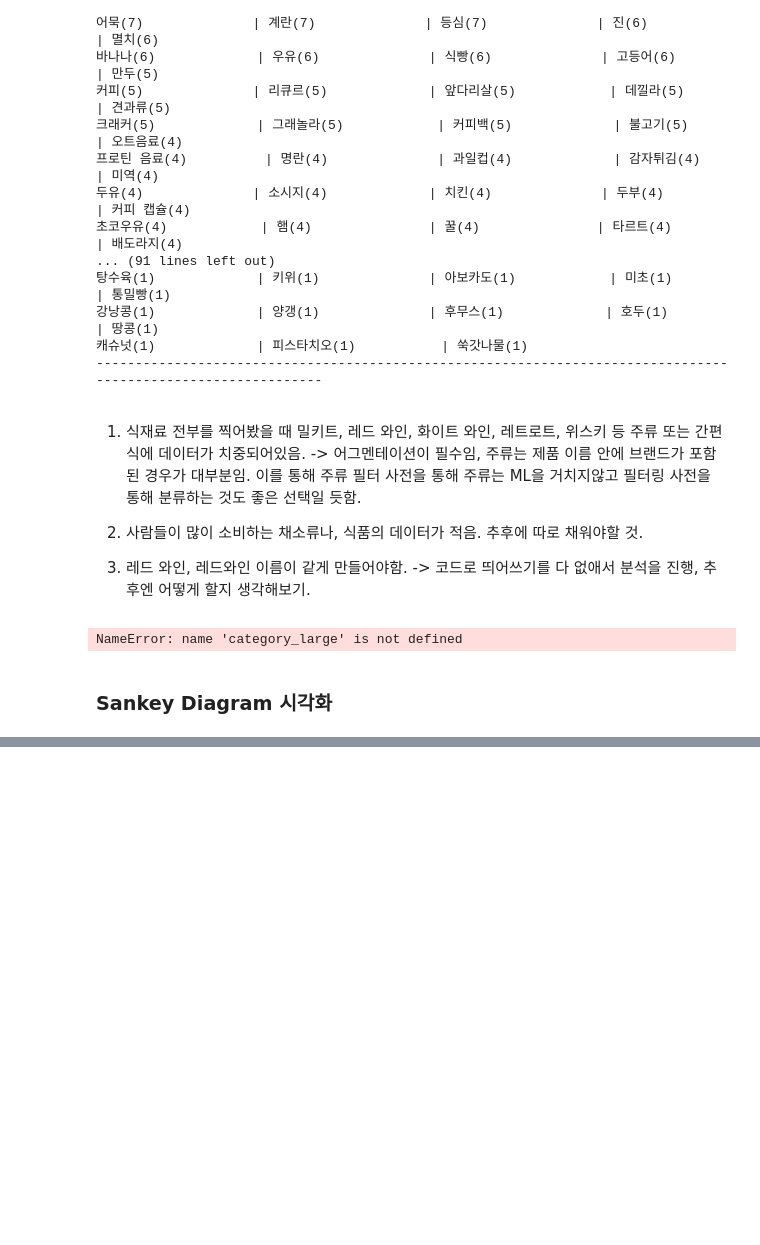
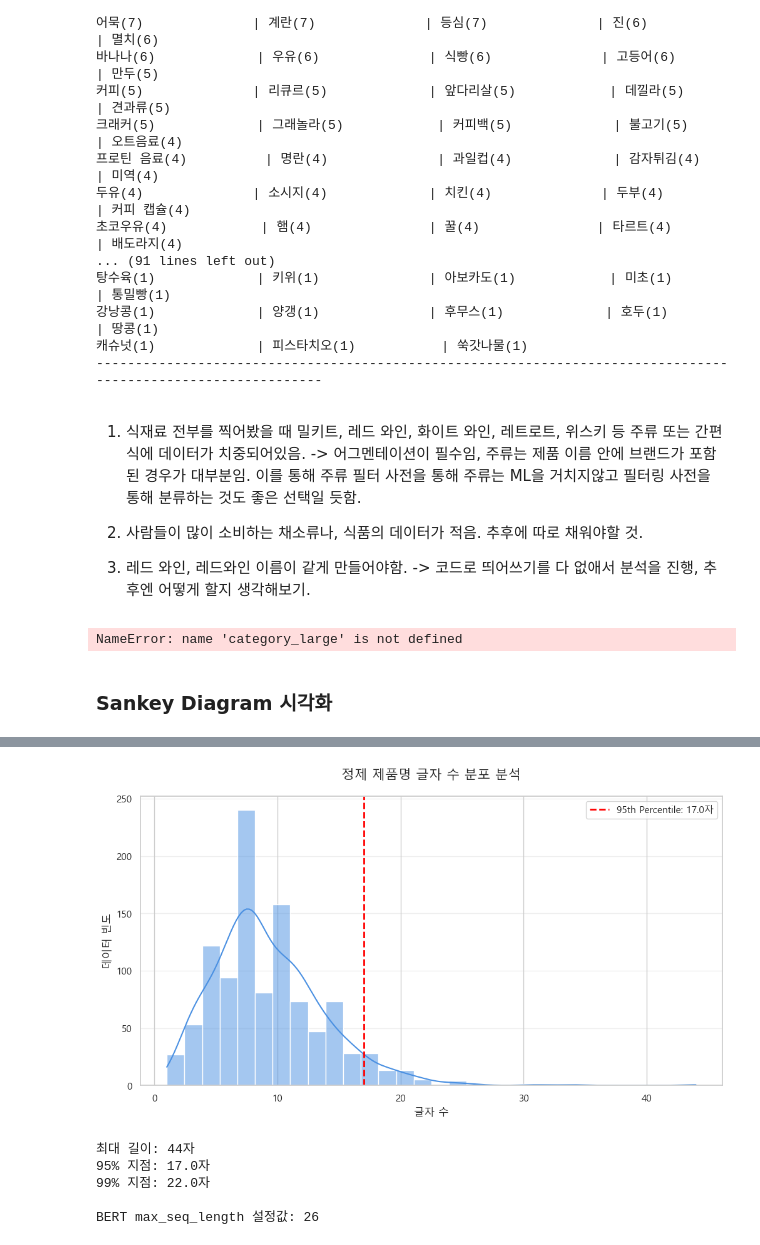
Before and after one commit to RE-FRIDGE-Team/REF_Classification_For_Ingredient_Recognition, a Jupyter notebook: classification_ML/REF_Grocery_Analysis.ipynb, the cells around one changed output, grey strips where cells are left out. Cells and saved outputs as stored; diff of their text form; code cells hidden in the pictures; blank space fills up the shorter version.

Commit message:
REF-011: 대분류-중분류-아이템 타입 계층 매핑, 결측치 제거 클래스 개발 및 데이터 글자수 히스토그램 시각화

```diff
--- a/classification_ML/REF_Grocery_Analysis.ipynb
+++ b/classification_ML/REF_Grocery_Analysis.ipynb
@@ -74,6 +74,7 @@ nouns = okt.nouns("맛있는 호박고구마 5kg 특가")
 print(nouns) # 출력: ['호박고구마', '특가']
 '''
 plt.rcParams['axes.unicode_minus'] = False
+plt.rc('font', family='Malgun Gothic')
 
 %matplotlib inline
 
@@ -82,12 +83,16 @@ import platform
 
 if platform.system() == 'Linux':
     # 도커(리눅스) 환경 설정
-    file_path = '/workspace/product_and_recipe_data_collection/refined_grocery_csv_for_classification/ML_grocery_data_sampled.csv'
+    file_path = '/workspace/product_data_collection/refined_grocery_csv_for_classification/ML_grocery_data_sampled.csv'
     font_path = '/usr/share/fonts/truetype/nanum/NanumGothic.ttf'
 else:
     # 윈도우 환경 설정
-    file_path = r'C:\Users\LG\OneDrive\Desktop\REF_Classification_For_Ingredient_Recognition\product_and_recipe_data_collection\refined_grocery_csv_for_classification\ML_grocery_data_sampled.csv'
+    file_path = r'C:\Users\LG\OneDrive\Desktop\REF_Classification_For_Ingredient_Recognition\product_data_collection\refined_grocery_csv_for_classification\ML_grocery_data_sampled.csv'
     font_path = 'C:/Windows/Fonts/malgun.ttf'
+
+#경고 무시
+import warnings
+warnings.filterwarnings('ignore')
 # %% [markdown]
 ## 변수 설명
 
@@ -662,0 +824,52 @@ fig.show()
+# %%
+
+def REF_visualize_length_distribution(dataframe, column_name='refined_product_name'):
+    """
+    제품명의 글자 수 분포를 히스토그램으로 시각화하여 출력합니다.
+    """
+    # 글자 수 계산
+    dataframe['text_length'] = dataframe[column_name].astype(str).apply(len)
+
+    # 통계치 산출
+    max_val = dataframe['text_length'].max()
+    percentile_95 = dataframe['text_length'].quantile(0.95)
+    percentile_99 = dataframe['text_length'].quantile(0.99)
+
+    # 시각화 설정
+    plt.figure(figsize=(12, 6))
+    sns.histplot(dataframe['text_length'], bins=30, kde=True, color='#4A90E2', edgecolor='white')
+
+    # 95% 지점에 수직선 표시 (가장 일반적인 BERT max_len 결정 기준)
+    plt.axvline(percentile_95, color='red', linestyle='--', linewidth=2,
+                label=f'95th Percentile: {percentile_95:.1f}자')
+
+    # 그래프 제목 및 라벨 설정
+    plt.title('정제 제품명 글자 수 분포 분석', fontsize=15, pad=20)
+    plt.xlabel('글자 수', fontsize=12)
+    plt.ylabel('데이터 빈도', fontsize=12)
+    plt.legend()
+    plt.grid(axis='y', alpha=0.3)
+
+    # 그래프 출력
+    plt.show()
+
+    # 수치 리포트 출력
+    print(f"최대 길이: {max_val}자")
+    print(f"95% 지점: {percentile_95}자")
+    print(f"99% 지점: {percentile_99}자")
+
+    # 토큰화 버퍼를 고려한 권장값
+    recommended_max_len = int(np.ceil(percentile_95 * 1.5))
+    print(f"\nBERT max_seq_length 설정값: {recommended_max_len}")
+
+    return recommended_max_len
+
+# 파이프라인 실행
+recommended_len = REF_visualize_length_distribution(refined_grocery_df)
+# %% [output]
+[figure, added]
+최대 길이: 44자
+95% 지점: 17.0자
+99% 지점: 22.0자
+
+BERT max_seq_length 설정값: 26
```
Also changed, not shown: parts of 8 cells of this notebook.
